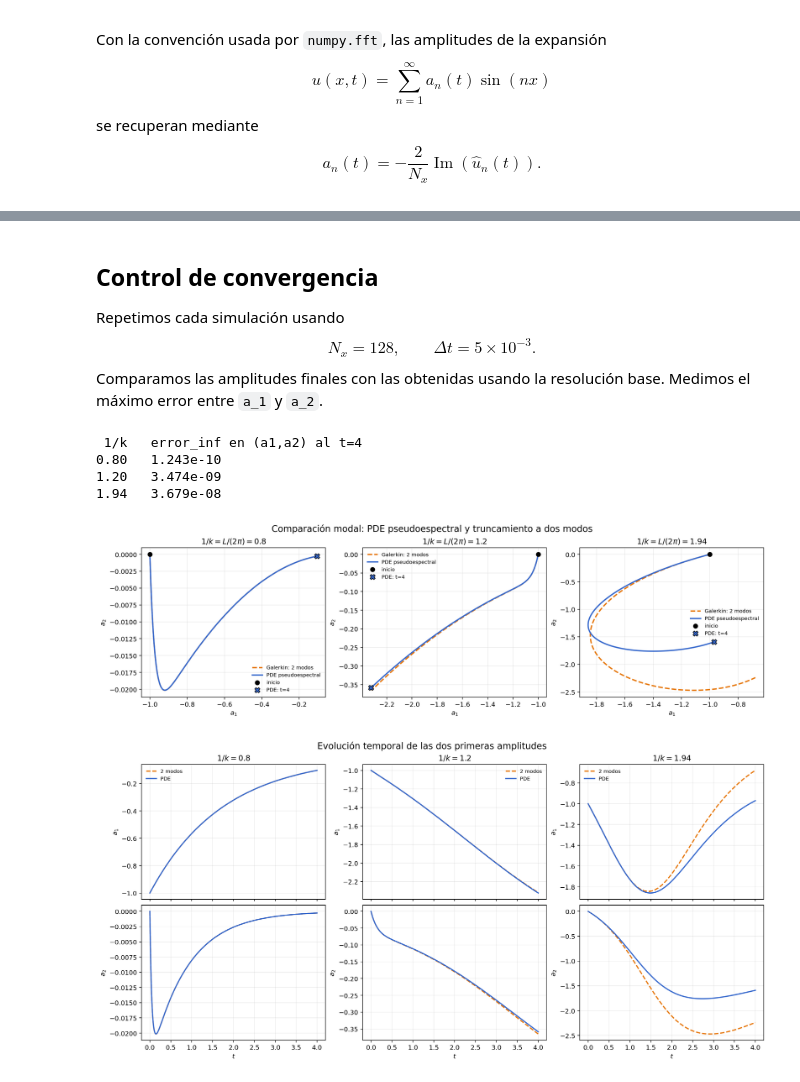
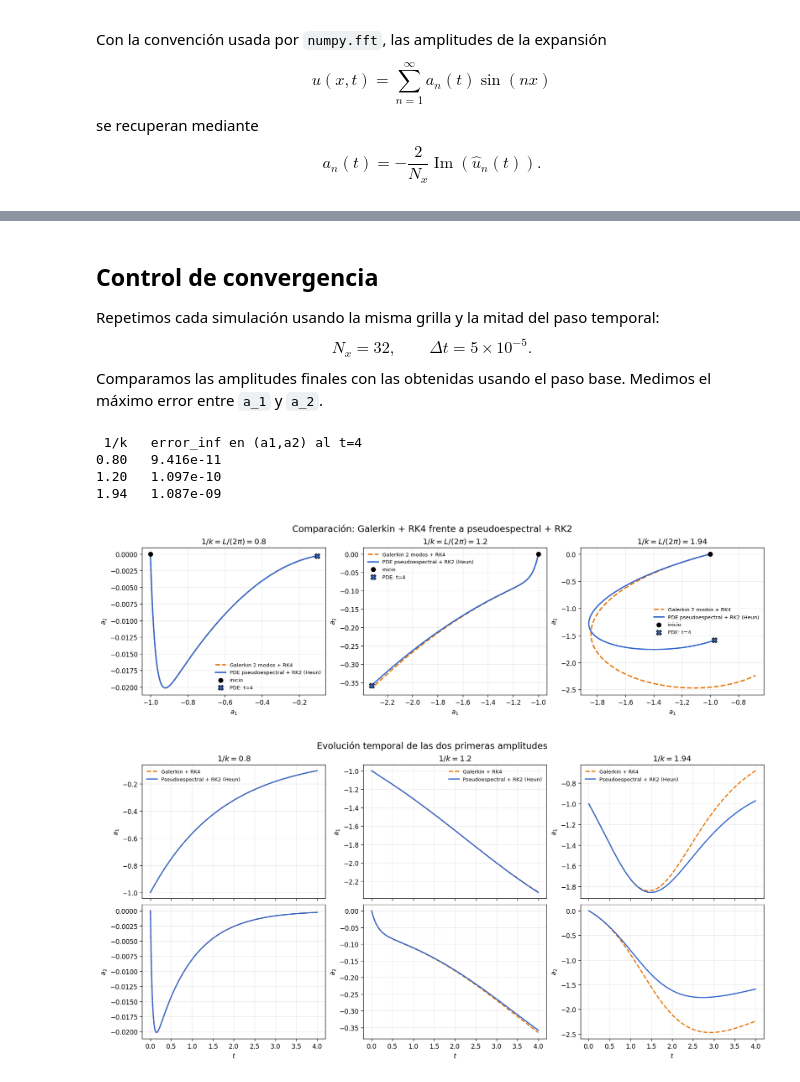
Before and after one commit to roldannahuelalejadro/Fisica-de-Fluidos-E1, a Jupyter notebook: Tp2/Problemas/Problema_10_Kuramoto_Sivashinsky/10.3_Simulaciones_numericas/10_3_ii_pseudoespectral.ipynb, the cells around one changed output, grey strips where cells are left out. Saved outputs shown, nothing was run; the diff lists cells and outputs as text; code cells hidden in the pictures.

Commit message:
Cambios en la entrega final

```diff
--- a/Tp2/Problemas/Problema_10_Kuramoto_Sivashinsky/10.3_Simulaciones_numericas/10_3_ii_pseudoespectral.ipynb
+++ b/Tp2/Problemas/Problema_10_Kuramoto_Sivashinsky/10.3_Simulaciones_numericas/10_3_ii_pseudoespectral.ipynb
@@ -220,20 +264,20 @@ Comparación en t=4: pseudoespectral vs. truncamiento de dos modos
 # %% [markdown]
 ## Control de convergencia
 
-Repetimos cada simulación usando
+Repetimos cada simulación usando la misma grilla y la mitad del paso temporal:
 $$
-N_x=128,
+N_x=32,
 \qquad
-\Delta t=5\times10^{-3}.
+\Delta t=5\times10^{-5}.
 $$
-Comparamos las amplitudes finales con las obtenidas usando la resolución base. Medimos el máximo error entre `a_1` y `a_2`.
+Comparamos las amplitudes finales con las obtenidas usando el paso base. Medimos el máximo error entre `a_1` y `a_2`.
 # %%
 print(" 1/k   error_inf en (a1,a2) al t=4")
 errores_convergencia = {}
 
 for inverso_k in valores_inverso_k:
     _, _, _, historia_fina = integrar_pseudoespectral(
-        inverso_k, Nx=128, dt=5e-3
+        inverso_k, Nx=32, dt=5e-5
     )
     amplitudes_finas = extraer_amplitudes_seno(historia_fina)[-1]
     amplitudes_base = resultados[inverso_k][3][-1]
@@ -242,31 +286,31 @@ for inverso_k in valores_inverso_k:
     print(f"{inverso_k:4.2f}   {error:.3e}")
 # %% [output]
  1/k   error_inf en (a1,a2) al t=4
-0.80   1.243e-10
-1.20   3.474e-09
-1.94   3.679e-08
+0.80   9.416e-11
+1.20   1.097e-10
+1.94   1.087e-09
 # %%
 fig, axes = plt.subplots(1, 3, figsize=(14.5, 4.25), constrained_layout=True)
 
 for ax, inverso_k in zip(axes, valores_inverso_k):
     _, _, _, amplitudes, _, modal = resultados[inverso_k]
     ax.plot(modal[:, 0], modal[:, 1], "--", color="#E67300", lw=2,
-            label="Galerkin: 2 modos")
+            label="Galerkin 2 modos + RK4")
     ax.plot(amplitudes[:, 0], amplitudes[:, 1], color="#3366CC", lw=2,
-            label="PDE pseudoespectral")
+            label="PDE pseudoespectral + RK2 (Heun)")
     ax.scatter(-1.0, 0.0, color="black", s=45, zorder=4, label="inicio")
     ax.scatter(*amplitudes[-1], color="#3366CC", edgecolor="black",
                marker="X", s=65, zorder=4, label="PDE: t=4")
     ax.set_title(rf"$1/k=L/(2\pi)={inverso_k}$")
     ax.set_xlabel(r"$a_1$")
     ax.set_ylabel(r"$a_2$")
     ax.grid(alpha=0.25)
     ax.legend(frameon=False, fontsize=8)
 
-fig.suptitle("Comparación modal: PDE pseudoespectral y truncamiento a dos modos", fontsize=14)
+fig.suptitle("Comparación: Galerkin + RK4 frente a pseudoespectral + RK2", fontsize=14)
 plt.show()
 # %% [output]
-[figure, old version]
+[figure, new version]
 # %%
 fig, axes = plt.subplots(2, 3, figsize=(14.5, 7.0), sharex="col", constrained_layout=True)
 
@@ -274,9 +318,9 @@ for j, inverso_k in enumerate(valores_inverso_k):
     t, _, _, amplitudes, tm, modal = resultados[inverso_k]
     for i, etiqueta in enumerate((r"$a_1$", r"$a_2$")):
         axes[i, j].plot(tm, modal[:, i], "--", color="#E67300", lw=1.8,
-                        label="2 modos")
+                        label="Galerkin + RK4")
         axes[i, j].plot(t, amplitudes[:, i], color="#3366CC", lw=1.8,
-                        label="PDE")
+                        label="Pseudoespectral + RK2 (Heun)")
         axes[i, j].set_ylabel(etiqueta)
         axes[i, j].grid(alpha=0.25)
     axes[0, j].set_title(rf"$1/k={inverso_k}$")
@@ -286,7 +330,7 @@ for j, inverso_k in enumerate(valores_inverso_k):
 fig.suptitle("Evolución temporal de las dos primeras amplitudes", fontsize=14)
 plt.show()
 # %% [output]
-[figure, old version]
+[figure, new version]
 # %% [markdown]
 ## Comparación de resultados
 
```
Also changed, not shown: parts of 5 cells of this notebook, 12 other files.
